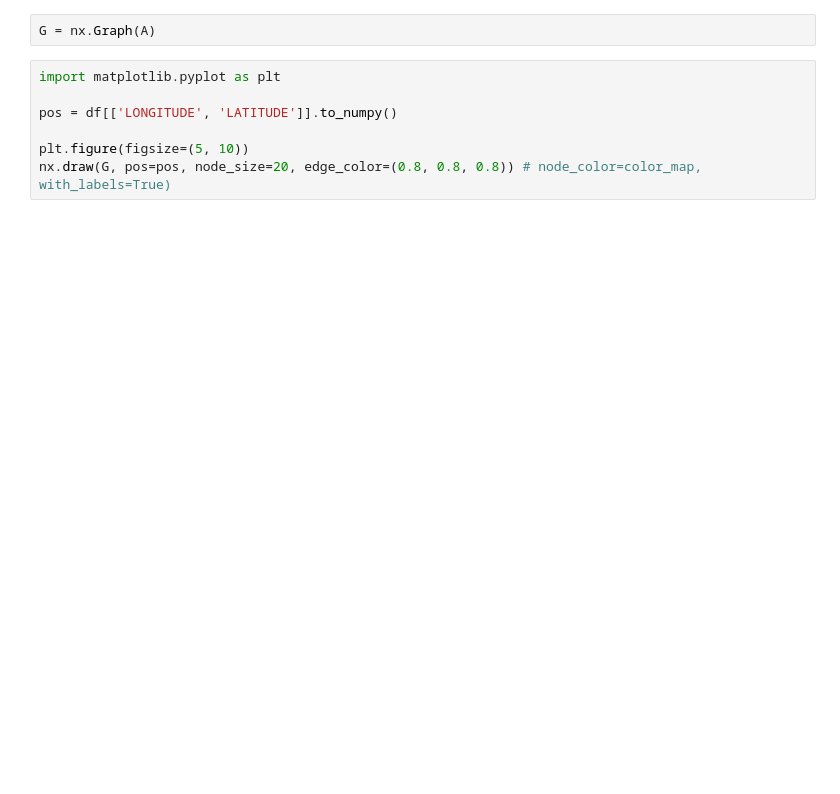
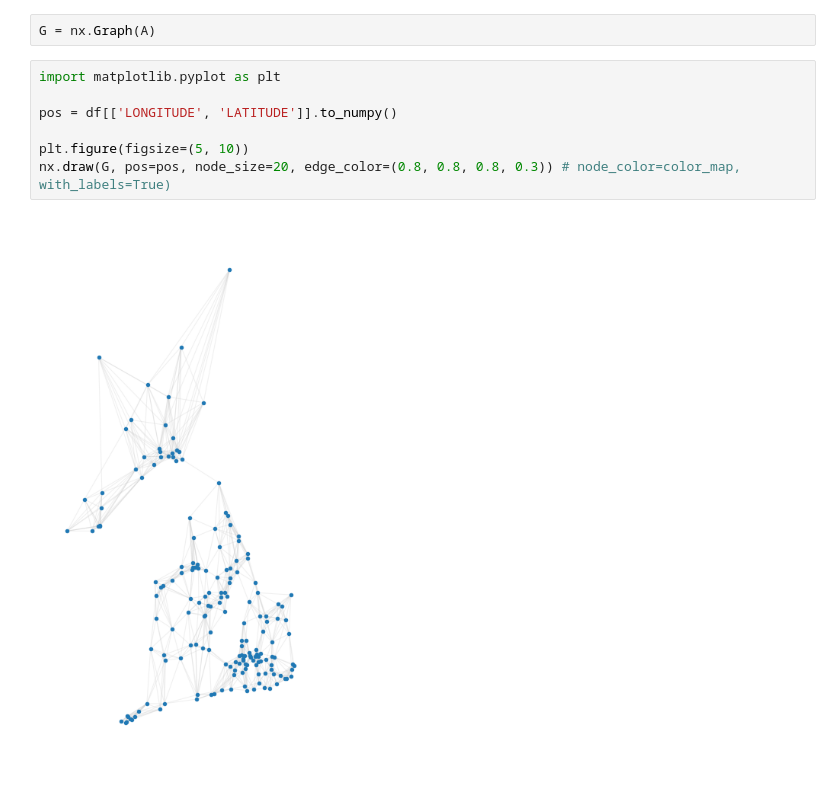
Before and after one commit to gboaviagem/gspx, a Jupyter notebook: notebooks/wind_graph.ipynb, the cells around one changed output. Saved outputs shown, nothing was run; the diff lists cells and outputs as text; blank space fills up the shorter version.

```diff
--- a/notebooks/wind_graph.ipynb
+++ b/notebooks/wind_graph.ipynb
@@ -18,7 +34,9 @@ G = nx.Graph(A)
 # %%
 import matplotlib.pyplot as plt
 
 pos = df[['LONGITUDE', 'LATITUDE']].to_numpy()
 
 plt.figure(figsize=(5, 10))
-nx.draw(G, pos=pos, node_size=20, edge_color=(0.8, 0.8, 0.8)) # node_color=color_map, with_labels=True)
+nx.draw(G, pos=pos, node_size=20, edge_color=(0.8, 0.8, 0.8, 0.3)) # node_color=color_map, with_labels=True)
+# %% [output]
+[figure, added]
```
Also changed, not shown: parts of 2 cells of this notebook, 10 other files.
